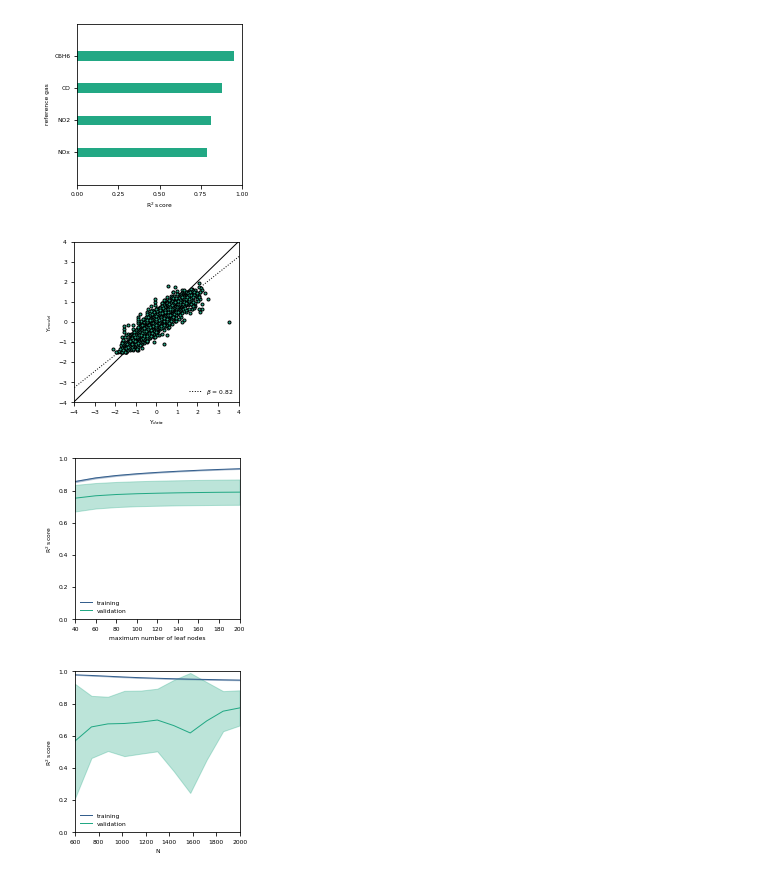
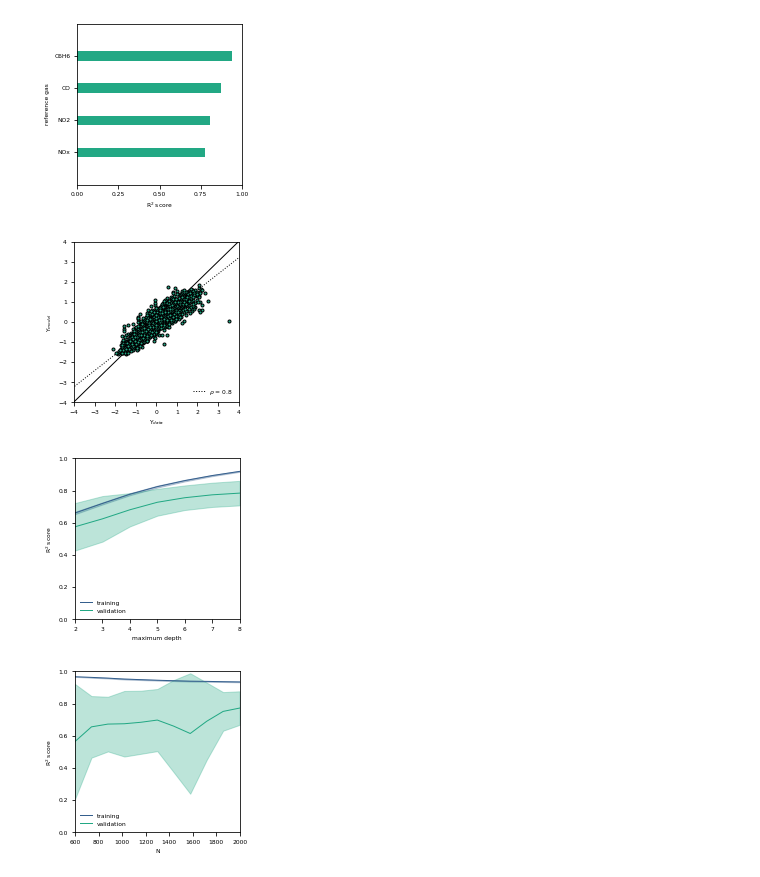
Before and after one commit to gtancev/Chemical-Sensor-Data, a Jupyter notebook: RF_sklearn/main_RF.ipynb, the cells around one changed output. Saved outputs shown, nothing was run; the diff lists cells and outputs as text; code cells hidden in the pictures.

```diff
--- a/RF_sklearn/main_RF.ipynb
+++ b/RF_sklearn/main_RF.ipynb
@@ -89,7 +89,8 @@ Training set consists of 1892 samples. Test set contains 811 samples.
 Hyperparameters are determined via randomized grid search and model is trained.
 # %%
 # Training phase.
-parameters = {"max_leaf_nodes": np.linspace(40, 200, 10, dtype="int")} # Define grid.
-clf = RandomizedSearchCV(model, parameters, n_iter=10, cv=5, scoring='neg_mean_squared_error', n_jobs=-1, random_state=0) # Run grid search.
+parameters = {"max_depth": np.linspace(4, 8, 5, dtype="int"), "ccp_alpha": np.linspace(0.0, 0.5, 11, dtype="float")} # Define grid.
+clf = RandomizedSearchCV(model, parameters, n_iter=50, cv=5, scoring='neg_mean_squared_error', n_jobs=-1, random_state=0) # Run grid search.
 clf.fit(X_train, Y_train) # Train/optimize regressor.
 model1 = clf.best_estimator_ # Select best model.
+print('The test set error (from out-of-bag samples) is:', model1.oob_score_)
@@ -142,43 +145,43 @@ ax.set_xlabel(r"Y$_{data}$")
 ax.set_ylabel(r"Y$_{model}$")
 ax.set_xlim(-4.0, 4.0)
 ax.set_ylim(-4.0, 4.0)
-ax.plot(Y_syn,Y_syn_p, ":", color="k", label=r"$\beta$ = "+str(np.round(slope.coef_[0][0],2)))
+ax.plot(Y_syn,Y_syn_p, ":", color="k", label=r"$\rho$ = "+str(np.round(slope.coef_[0][0],2)))
 ax.plot([-10,10],[-10,10], "-", color="k")
 ax.plot(Y_test.values, Y_predict, color=plt.cm.viridis(0.6), marker=".", alpha=1.0, mec='k', linestyle="")
 plt.legend(frameon=False, loc=4)
 plt.savefig('./figures/congruency',dpi=900,transparent=True,orientation='landscape',bbox_inches='tight')
 plt.show()
 # %% [output]
-[figure, old version]
+[figure, new version]
 # %%
 # Compute validation curve.
-param_range = np.linspace(40, 200, 9, dtype="int")
+param_range = np.linspace(2, 8, 7, dtype="int")
 train_scores, test_scores = validation_curve(model1, X, Y,
-                                             "max_leaf_nodes", param_range, cv=10,
+                                             "max_depth", param_range, cv=10,
                                              scoring="r2", verbose=0, n_jobs=-1)
 
 # Plot validation curve.
 train_scores_mean = np.mean(train_scores, axis=1)
 train_scores_std = np.std(train_scores, axis=1)
 test_scores_mean = np.mean(test_scores, axis=1)
 test_scores_std = np.std(test_scores, axis=1)
 
 fig = plt.figure(figsize=(2.95,2.95))
 fig.tight_layout()
 ax = fig.add_subplot(111)
-ax.set_xlabel(r"maximum number of leaf nodes")
+ax.set_xlabel(r"maximum depth")
 ax.set_ylabel("R$^2$ score")
 ax.set_ylim(0.0, 1.0)
 ax.set_xlim(param_range[0], param_range[-1])
 plt.plot(param_range, train_scores_mean, label="training",color=plt.cm.viridis(0.3))
 plt.fill_between(param_range, train_scores_mean - train_scores_std,train_scores_mean + train_scores_std, alpha=0.3,color=plt.cm.viridis(0.3))
 plt.plot(param_range, test_scores_mean, label="validation",color=plt.cm.viridis(0.6))
 plt.fill_between(param_range, test_scores_mean - test_scores_std,test_scores_mean + test_scores_std, alpha=0.3,color=plt.cm.viridis(0.6))
 plt.legend(frameon=False, loc=3)
 plt.savefig('./figures/validation_curve',dpi=900,transparent=True,orientation='landscape',bbox_inches='tight')
 plt.show()
 # %% [output]
-[figure, old version]
+[figure, new version]
 # %%
 # Compute training curve.
 train_sizes, train_scores, test_scores = learning_curve(model1, X, Y,
```
Also changed, not shown: parts of 4 cells of this notebook, 38 other files.
